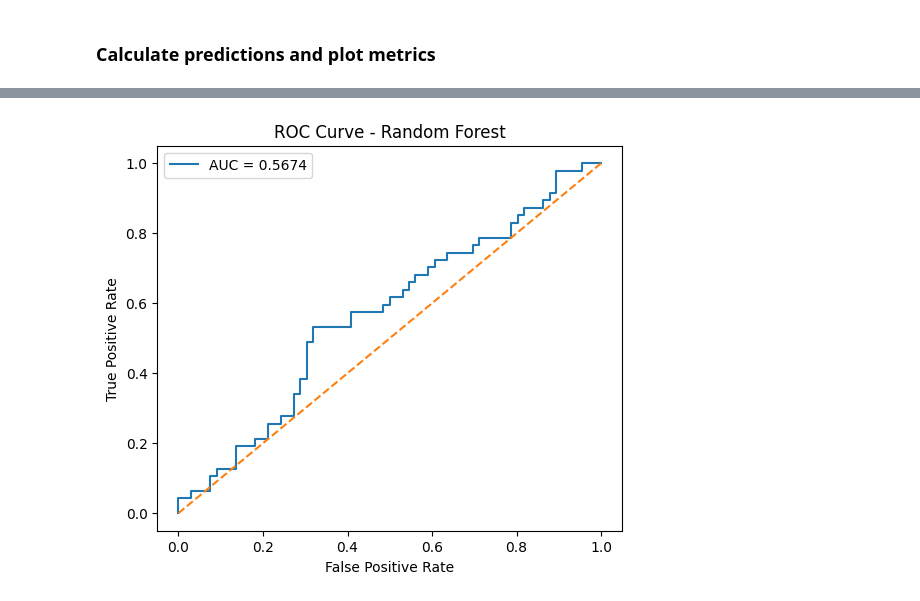
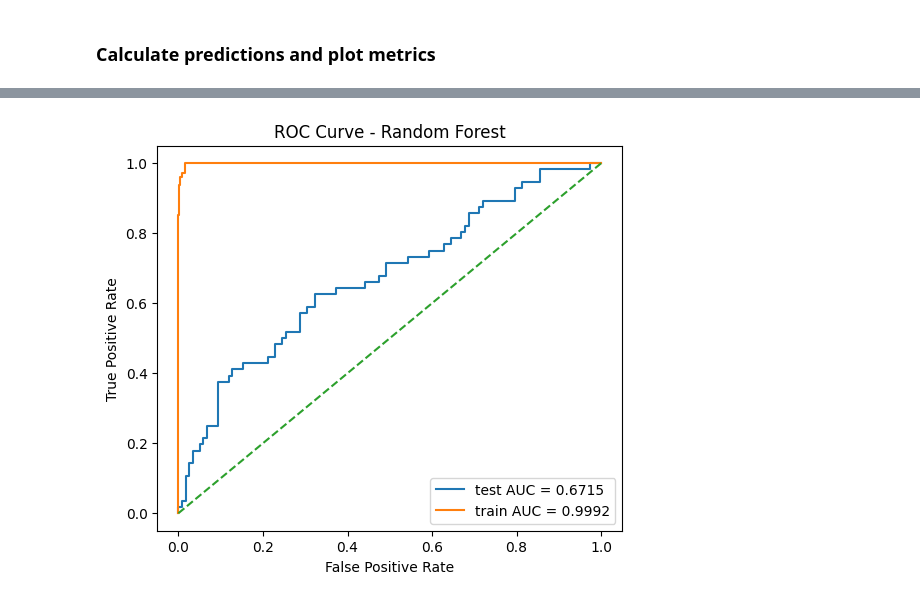
Before and after one commit to manuelfmerino/expression_prediction_AI, a Jupyter notebook: train_random_forest_Mateo.ipynb, the cells around one changed output, grey strips where cells are left out. Drawn from its saved outputs; the diff is of its cells as text; code cells hidden in the pictures.

```diff
--- a/train_random_forest_Mateo.ipynb
+++ b/train_random_forest_Mateo.ipynb
@@ -123,7 +132,7 @@ grid_search_df.to_csv("../results/random_forest_Mateo/gridsearch_results_random_
 print('The best hyperparameters found using 5-fold cross-validation are:')
 print(grid_search_random_forest_model.best_params_)
 
-with open('../results/random_forest_Mateo/hyperparams.txt', 'w') as f:
+with open('../results/random_forest_Mateo/hyperparams_80.txt', 'w') as f:
     f.write('The best hyperparameters found using 5-fold cross-validation are:\n')
     for key in grid_search_random_forest_model.best_params_:
         f.write(f"{key}: {grid_search_random_forest_model.best_params_[key]}\n")
@@ -139,6 +148,10 @@ best_model = grid_search_random_forest_model.best_estimator_
 # Calculate predictions
 y_pred = best_model.predict(X_test)
 y_pred_scores = best_model.predict_proba(X_test)[:,1]
+
+# Calculate predictions on training dataset
+y_pred_train = best_model.predict(X_train)
+y_pred_train_scores = best_model.predict_proba(X_train)[:,1]
 # %%
 # Classification report
 class_report = classification_report(y_test, y_pred)
@@ -149,11 +162,15 @@ conf_matrix = confusion_matrix(y_test, y_pred)
 # ROC
 fpr, tpr, thresholds = roc_curve(y_test, y_pred_scores)
 auc = roc_auc_score(y_test, y_pred_scores)
+
+# training ROC
+fpr_train, tpr_train, thresholds_train = roc_curve(y_train, y_pred_train_scores)
+auc_train = roc_auc_score(y_train, y_pred_train_scores)
 # %%
 # Print classification report
 print(class_report)
 
-with open('../results/random_forest_Mateo/classification_report.txt', 'w') as f:
+with open('../results/random_forest_Mateo/classification_report_80.txt', 'w') as f:
     f.write(class_report)
 # %% [output]
               precision    recall  f1-score   support
@@ -177,17 +205,18 @@ disp.figure_.savefig('../results/random_forest_Mateo/confusion_matrix.pdf', form
 # %%
 # ROC curve
 plt.figure(figsize=(6,5))
-plt.plot(fpr, tpr, label=f"AUC = {auc:.4f}")
+plt.plot(fpr, tpr, label=f"test AUC = {auc:.4f}")
+plt.plot(fpr_train, tpr_train, label=f"train AUC = {auc_train:.4f}")
 plt.plot([0, 1], [0, 1], linestyle='--')  # random baseline
 
 plt.xlabel("False Positive Rate")
 plt.ylabel("True Positive Rate")
 plt.title("ROC Curve - Random Forest")
 plt.legend()
 
-plt.savefig('../results/random_forest_Mateo/ROC.pdf', format='pdf')
+plt.savefig('../results/random_forest_Mateo/ROC_80.pdf', format='pdf')
 # %% [output]
-[figure, old version]
+[figure, new version]
 # %%
 # Get feture importances
 n_feats = 20
```
Also changed, not shown: parts of 11 cells of this notebook, 3 other files.
